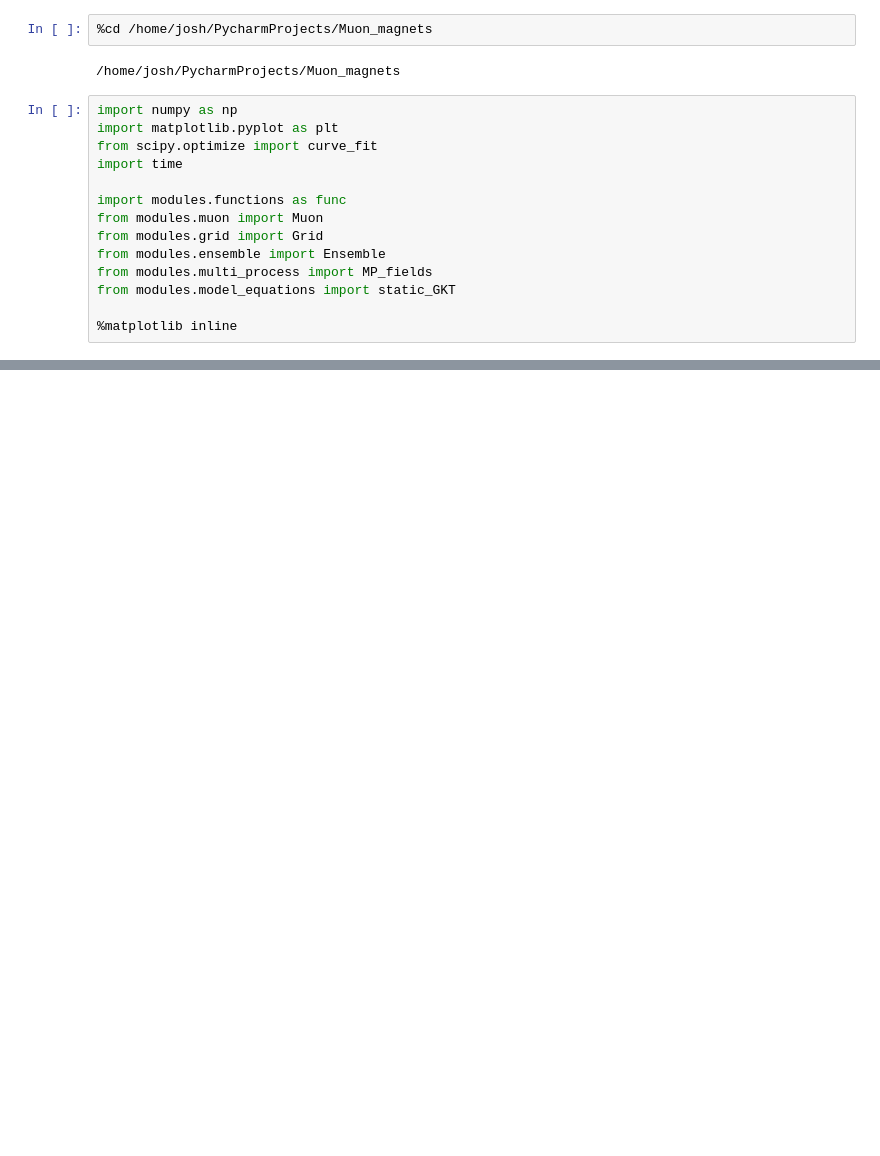
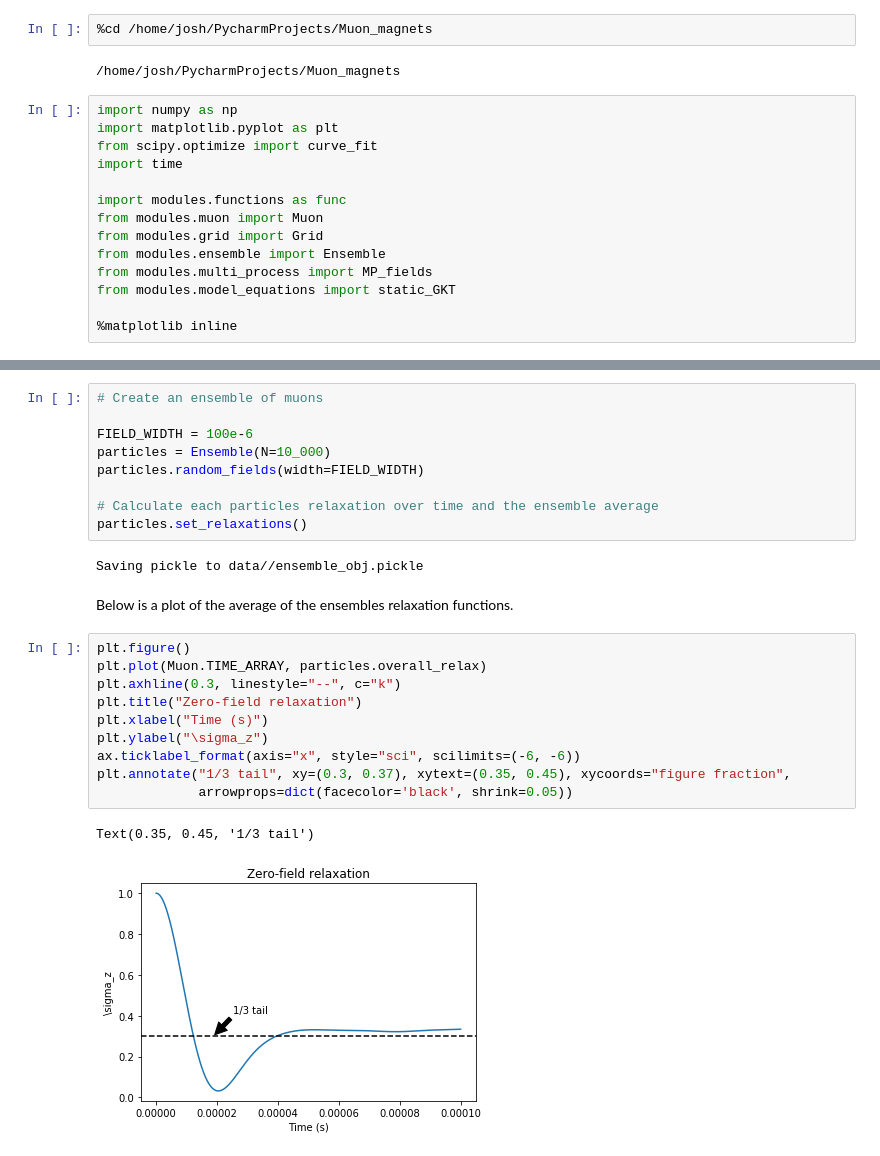
Before and after one commit to AJO-Python/Muon_magnets, a Jupyter notebook: notebooks/SUMMARY.ipynb, the cells around one changed output, grey strips where cells are left out. Drawn from its saved outputs; the diff is of its cells as text; blank space fills up the shorter version.

```diff
--- a/notebooks/SUMMARY.ipynb
+++ b/notebooks/SUMMARY.ipynb
@@ -61,0 +84,26 @@ else:  # Calculate and save grid and ensemble
+# %%
+# Create an ensemble of muons
+
+FIELD_WIDTH = 100e-6
+particles = Ensemble(N=10_000)
+particles.random_fields(width=FIELD_WIDTH)
+
+# Calculate each particles relaxation over time and the ensemble average
+particles.set_relaxations()
+# %% [output]
+Saving pickle to data//ensemble_obj.pickle
+# %% [markdown]
+Below is a plot of the average of the ensembles relaxation functions.
+# %%
+plt.figure()
+plt.plot(Muon.TIME_ARRAY, particles.overall_relax)
+plt.axhline(0.3, linestyle="--", c="k")
+plt.title("Zero-field relaxation")
+plt.xlabel("Time (s)")
+plt.ylabel("\sigma_z")
+ax.ticklabel_format(axis="x", style="sci", scilimits=(-6, -6))
+plt.annotate("1/3 tail", xy=(0.3, 0.37), xytext=(0.35, 0.45), xycoords="figure fraction",
+             arrowprops=dict(facecolor='black', shrink=0.05))
+# %% [output]
+Text(0.35, 0.45, '1/3 tail')
+[figure, added]
```
Also changed, not shown: parts of 18 cells of this notebook, 1 other file.
